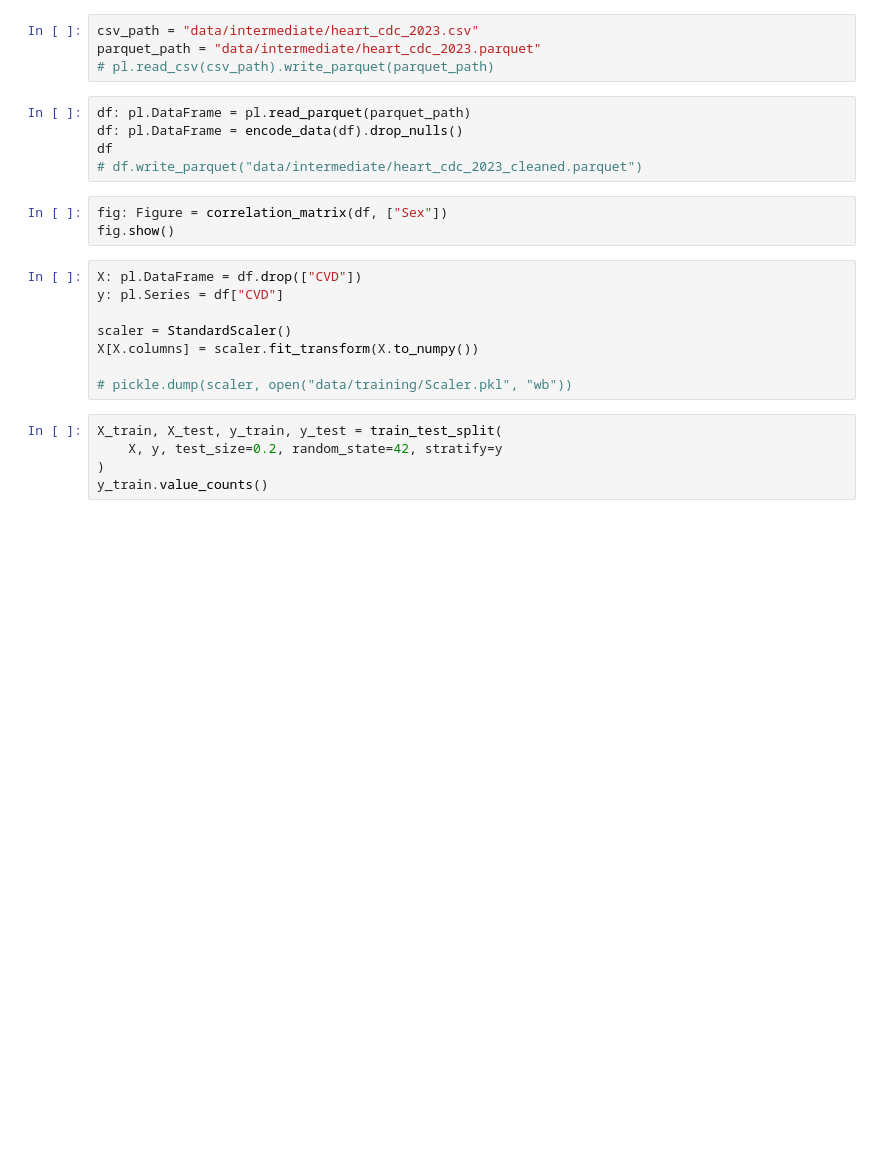
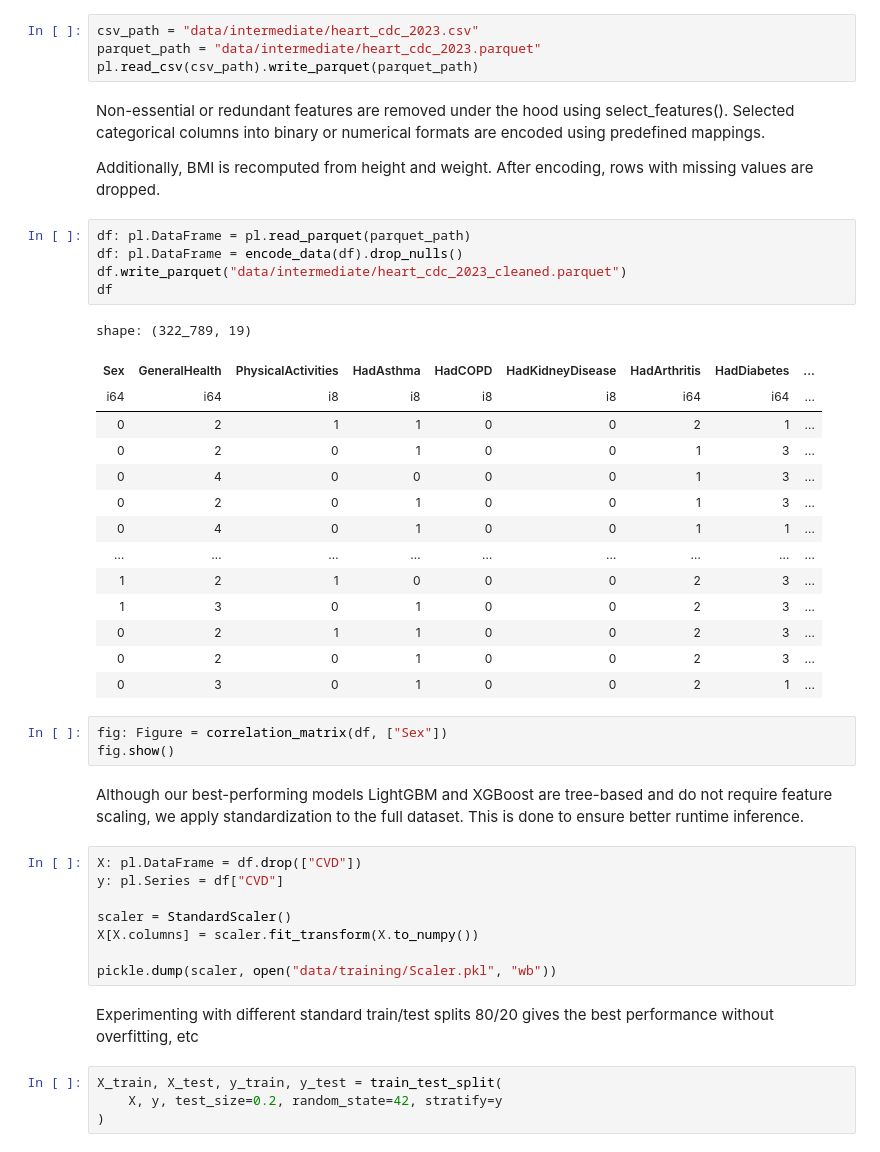
Before and after one commit to carrot2803/cvd-predictor, a Jupyter notebook: notebooks/training.ipynb, the cells around one changed output. Saved outputs shown, nothing was run; the diff lists cells and outputs as text; blank space fills up the shorter version.

```diff
--- a/notebooks/training.ipynb
+++ b/notebooks/training.ipynb
@@ -21,15 +24,36 @@ import pickle
 # %%
 csv_path = "data/intermediate/heart_cdc_2023.csv"
 parquet_path = "data/intermediate/heart_cdc_2023.parquet"
-# pl.read_csv(csv_path).write_parquet(parquet_path)
+pl.read_csv(csv_path).write_parquet(parquet_path)
+# %% [markdown]
+Non-essential or redundant features are removed under the hood using select_features(). Selected categorical columns into binary or numerical formats  are encoded using predefined mappings.
+
+Additionally, BMI is recomputed from height and weight. After encoding, rows with missing values are dropped.
 # %%
 df: pl.DataFrame = pl.read_parquet(parquet_path)
 df: pl.DataFrame = encode_data(df).drop_nulls()
+df.write_parquet("data/intermediate/heart_cdc_2023_cleaned.parquet")
 df
-# df.write_parquet("data/intermediate/heart_cdc_2023_cleaned.parquet")
+# %% [output]
+shape: (322_789, 19)
+| Sex | GeneralHealth | PhysicalActivities | HadAsthma | HadCOPD | HadKidneyDisease | HadArthritis | HadDiabetes | ... |
+| i64 | i64 | i8 | i8 | i8 | i8 | i64 | i64 | ... |
+| 0 | 2 | 1 | 1 | 0 | 0 | 2 | 1 | ... |
+| 0 | 2 | 0 | 1 | 0 | 0 | 1 | 3 | ... |
+| 0 | 4 | 0 | 0 | 0 | 0 | 1 | 3 | ... |
+| 0 | 2 | 0 | 1 | 0 | 0 | 1 | 3 | ... |
+| 0 | 4 | 0 | 1 | 0 | 0 | 1 | 1 | ... |
+| … | … | … | … | … | … | … | … | ... |
+| 1 | 2 | 1 | 0 | 0 | 0 | 2 | 3 | ... |
+| 1 | 3 | 0 | 1 | 0 | 0 | 2 | 3 | ... |
+| 0 | 2 | 1 | 1 | 0 | 0 | 2 | 3 | ... |
+| 0 | 2 | 0 | 1 | 0 | 0 | 2 | 3 | ... |
+| 0 | 3 | 0 | 1 | 0 | 0 | 2 | 1 | ... |
 # %%
 fig: Figure = correlation_matrix(df, ["Sex"])
 fig.show()
+# %% [markdown]
+Although our best-performing models LightGBM and XGBoost are tree-based and do not require feature scaling, we apply standardization to the full dataset. This is done to ensure better runtime inference.
 # %%
 X: pl.DataFrame = df.drop(["CVD"])
 y: pl.Series = df["CVD"]
@@ -37,9 +61,10 @@ y: pl.Series = df["CVD"]
 scaler = StandardScaler()
 X[X.columns] = scaler.fit_transform(X.to_numpy())
 
-# pickle.dump(scaler, open("data/training/Scaler.pkl", "wb"))
+pickle.dump(scaler, open("data/training/Scaler.pkl", "wb"))
+# %% [markdown]
+Experimenting with different standard train/test splits 80/20 gives the best performance without overfitting, etc
 # %%
 X_train, X_test, y_train, y_test = train_test_split(
-    X, y, test_size=0.2, random_state=42, stratify=y
+	X, y, test_size=0.2, random_state=42, stratify=y
 )
-y_train.value_counts()
```
Also changed, not shown: parts of 7 cells of this notebook, 31 other files.
